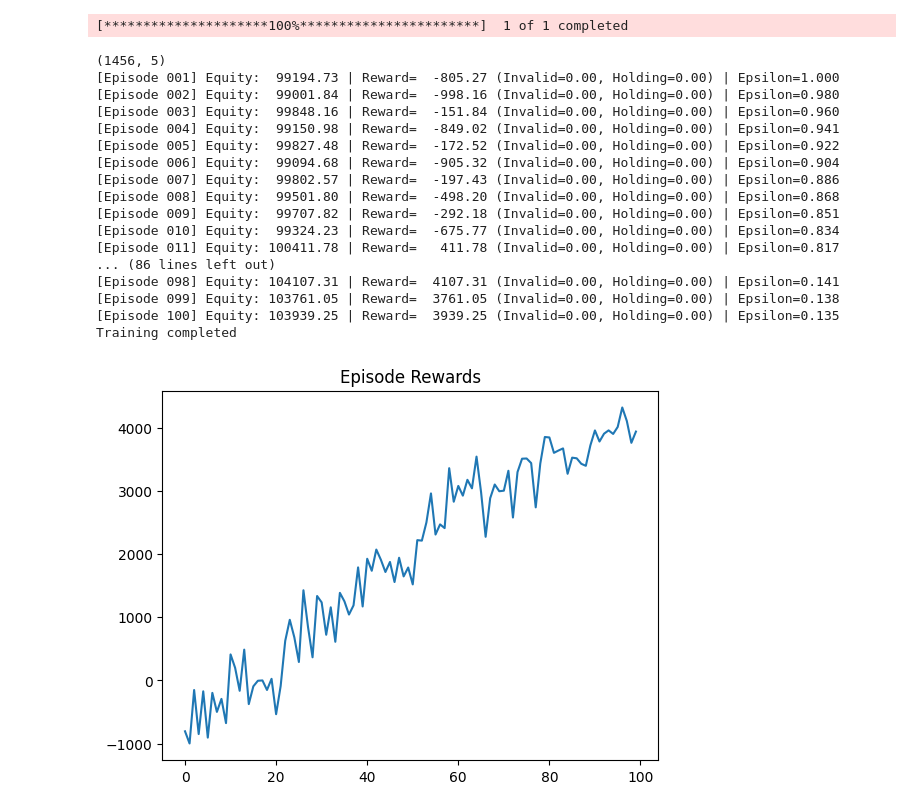
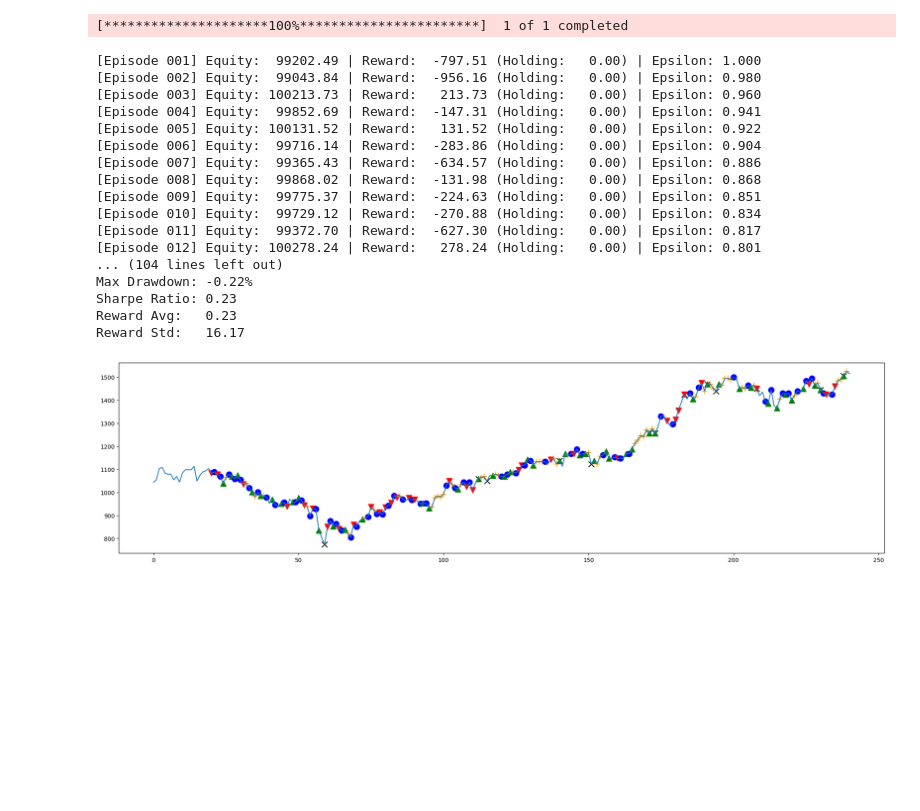
Before and after one commit to danielyc0304/Senior-Project, a Jupyter notebook: dqn.ipynb, the cells around one changed output. Drawn from its saved outputs; the diff is of its cells as text; code cells hidden in the pictures; blank space fills up the shorter version.

Commit message:
feat(dqn): draw trade events

```diff
--- a/dqn.ipynb
+++ b/dqn.ipynb
@@ -397,37 +579,31 @@ def plot_results(losses, rewards):
 # %%
-import yfinance as yf
-import matplotlib.pyplot as plt
+train, test = download_data()
 
-df = yf.download(TICKER, start="2020-01-01", end="2025-12-31")
-if df is None or df.empty:
-    raise ValueError("Failed to download train data")
+model, rewards = train_model(train["Close"].to_numpy(dtype=np.float32), EPISODES)
+rewards_summary(rewards)
 
-df.columns = df.columns.droplevel(1)
-print(df.shape)
-
-model, rewards = train_dqn(df["Close"].to_numpy(), EPISODES)
-print("Training completed")
-
-plt.plot(rewards)
-plt.title("Episode Rewards")
-plt.show()
+equities, returns, rewards, events, trade_pnls = test_model(
+    model, test["Close"].to_numpy(dtype=np.float32)
+)
+evaluate_results(equities, returns, rewards, events, trade_pnls)
+plot_events(test, events)
 # %% [output]
 [*********************100%***********************]  1 of 1 completed
-(1456, 5)
-[Episode 001] Equity:  99194.73 | Reward=  -805.27 (Invalid=0.00, Holding=0.00) | Epsilon=1.000
-[Episode 002] Equity:  99001.84 | Reward=  -998.16 (Invalid=0.00, Holding=0.00) | Epsilon=0.980
-[Episode 003] Equity:  99848.16 | Reward=  -151.84 (Invalid=0.00, Holding=0.00) | Epsilon=0.960
-[Episode 004] Equity:  99150.98 | Reward=  -849.02 (Invalid=0.00, Holding=0.00) | Epsilon=0.941
-[Episode 005] Equity:  99827.48 | Reward=  -172.52 (Invalid=0.00, Holding=0.00) | Epsilon=0.922
-[Episode 006] Equity:  99094.68 | Reward=  -905.32 (Invalid=0.00, Holding=0.00) | Epsilon=0.904
-[Episode 007] Equity:  99802.57 | Reward=  -197.43 (Invalid=0.00, Holding=0.00) | Epsilon=0.886
-[Episode 008] Equity:  99501.80 | Reward=  -498.20 (Invalid=0.00, Holding=0.00) | Epsilon=0.868
-[Episode 009] Equity:  99707.82 | Reward=  -292.18 (Invalid=0.00, Holding=0.00) | Epsilon=0.851
-[Episode 010] Equity:  99324.23 | Reward=  -675.77 (Invalid=0.00, Holding=0.00) | Epsilon=0.834
-[Episode 011] Equity: 100411.78 | Reward=   411.78 (Invalid=0.00, Holding=0.00) | Epsilon=0.817
-... (86 lines left out)
-[Episode 098] Equity: 104107.31 | Reward=  4107.31 (Invalid=0.00, Holding=0.00) | Epsilon=0.141
-[Episode 099] Equity: 103761.05 | Reward=  3761.05 (Invalid=0.00, Holding=0.00) | Epsilon=0.138
-[Episode 100] Equity: 103939.25 | Reward=  3939.25 (Invalid=0.00, Holding=0.00) | Epsilon=0.135
-Training completed
+[Episode 001] Equity:  99202.49 | Reward:  -797.51 (Holding:   0.00) | Epsilon: 1.000
+[Episode 002] Equity:  99043.84 | Reward:  -956.16 (Holding:   0.00) | Epsilon: 0.980
+[Episode 003] Equity: 100213.73 | Reward:   213.73 (Holding:   0.00) | Epsilon: 0.960
+[Episode 004] Equity:  99852.69 | Reward:  -147.31 (Holding:   0.00) | Epsilon: 0.941
+[Episode 005] Equity: 100131.52 | Reward:   131.52 (Holding:   0.00) | Epsilon: 0.922
+[Episode 006] Equity:  99716.14 | Reward:  -283.86 (Holding:   0.00) | Epsilon: 0.904
+[Episode 007] Equity:  99365.43 | Reward:  -634.57 (Holding:   0.00) | Epsilon: 0.886
+[Episode 008] Equity:  99868.02 | Reward:  -131.98 (Holding:   0.00) | Epsilon: 0.868
+[Episode 009] Equity:  99775.37 | Reward:  -224.63 (Holding:   0.00) | Epsilon: 0.851
+[Episode 010] Equity:  99729.12 | Reward:  -270.88 (Holding:   0.00) | Epsilon: 0.834
+[Episode 011] Equity:  99372.70 | Reward:  -627.30 (Holding:   0.00) | Epsilon: 0.817
+[Episode 012] Equity: 100278.24 | Reward:   278.24 (Holding:   0.00) | Epsilon: 0.801
+... (104 lines left out)
+Max Drawdown: -0.22%
+Sharpe Ratio: 0.23
+Reward Avg:   0.23
+Reward Std:   16.17
-[figure, old version]
+[figure, new version]
```
Also changed, not shown: parts of 8 cells of this notebook, 1 other file.
